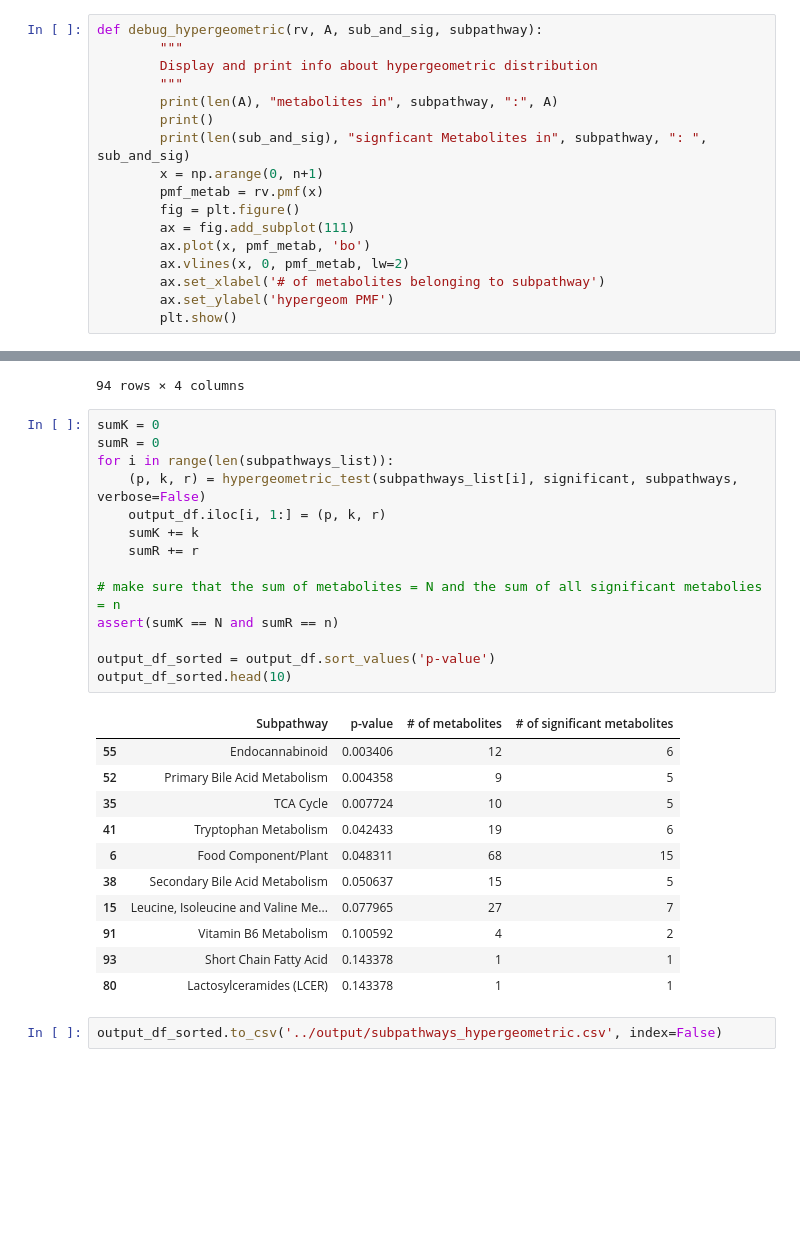
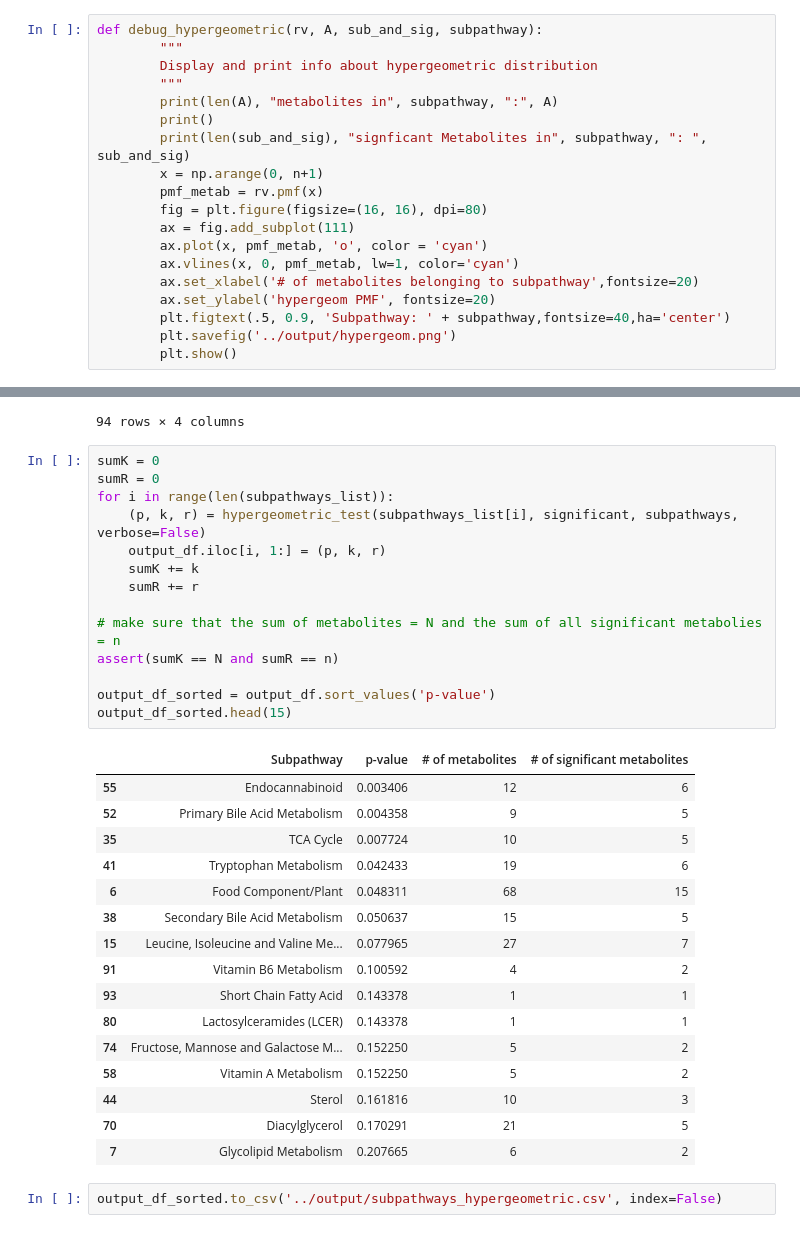
Before and after one commit to danielchang2002/FecalMetabolomics, a Jupyter notebook: notebooks/Hypergeometric.ipynb, the cells around one changed output, grey strips where cells are left out. Saved outputs shown, nothing was run; the diff lists cells and outputs as text; blank space fills up the shorter version.

```diff
--- a/notebooks/Hypergeometric.ipynb
+++ b/notebooks/Hypergeometric.ipynb
@@ -88,12 +88,14 @@ def debug_hypergeometric(rv, A, sub_and_sig, subpathway):
         print(len(sub_and_sig), "signficant Metabolites in", subpathway, ": ", sub_and_sig)
         x = np.arange(0, n+1)
         pmf_metab = rv.pmf(x)
-        fig = plt.figure()
+        fig = plt.figure(figsize=(16, 16), dpi=80)
         ax = fig.add_subplot(111)
-        ax.plot(x, pmf_metab, 'bo')
-        ax.vlines(x, 0, pmf_metab, lw=2)
-        ax.set_xlabel('# of metabolites belonging to subpathway')
-        ax.set_ylabel('hypergeom PMF')
+        ax.plot(x, pmf_metab, 'o', color = 'cyan')
+        ax.vlines(x, 0, pmf_metab, lw=1, color='cyan')
+        ax.set_xlabel('# of metabolites belonging to subpathway',fontsize=20)
+        ax.set_ylabel('hypergeom PMF', fontsize=20)
+        plt.figtext(.5, 0.9, 'Subpathway: ' + subpathway,fontsize=40,ha='center')
+        plt.savefig('../output/hypergeom.png')
         plt.show()
 # %%
 from scipy.stats import hypergeom
@@ -162,29 +164,34 @@ output_df
 # %%
 sumK = 0
 sumR = 0
 for i in range(len(subpathways_list)):
     (p, k, r) = hypergeometric_test(subpathways_list[i], significant, subpathways, verbose=False)
     output_df.iloc[i, 1:] = (p, k, r)
     sumK += k
     sumR += r
 
 # make sure that the sum of metabolites = N and the sum of all significant metabolies = n
 assert(sumK == N and sumR == n)
 
 output_df_sorted = output_df.sort_values('p-value')
-output_df_sorted.head(10)
+output_df_sorted.head(15)
 # %% [output]
 |  | Subpathway | p-value | # of metabolites | # of significant metabolites |
 | 55 | Endocannabinoid | 0.003406 | 12 | 6 |
 | 52 | Primary Bile Acid Metabolism | 0.004358 | 9 | 5 |
 | 35 | TCA Cycle | 0.007724 | 10 | 5 |
 | 41 | Tryptophan Metabolism | 0.042433 | 19 | 6 |
 | 6 | Food Component/Plant | 0.048311 | 68 | 15 |
 | 38 | Secondary Bile Acid Metabolism | 0.050637 | 15 | 5 |
 | 15 | Leucine, Isoleucine and Valine Me... | 0.077965 | 27 | 7 |
 | 91 | Vitamin B6 Metabolism | 0.100592 | 4 | 2 |
 | 93 | Short Chain Fatty Acid | 0.143378 | 1 | 1 |
 | 80 | Lactosylceramides (LCER) | 0.143378 | 1 | 1 |
+| 74 | Fructose, Mannose and Galactose M... | 0.152250 | 5 | 2 |
+| 58 | Vitamin A Metabolism | 0.152250 | 5 | 2 |
+| 44 | Sterol | 0.161816 | 10 | 3 |
+| 70 | Diacylglycerol | 0.170291 | 21 | 5 |
+| 7 | Glycolipid Metabolism | 0.207665 | 6 | 2 |
 # %%
 output_df_sorted.to_csv('../output/subpathways_hypergeometric.csv', index=False)
 # %%
```
Also changed, not shown: parts of 2 cells of this notebook, 2 other files.
